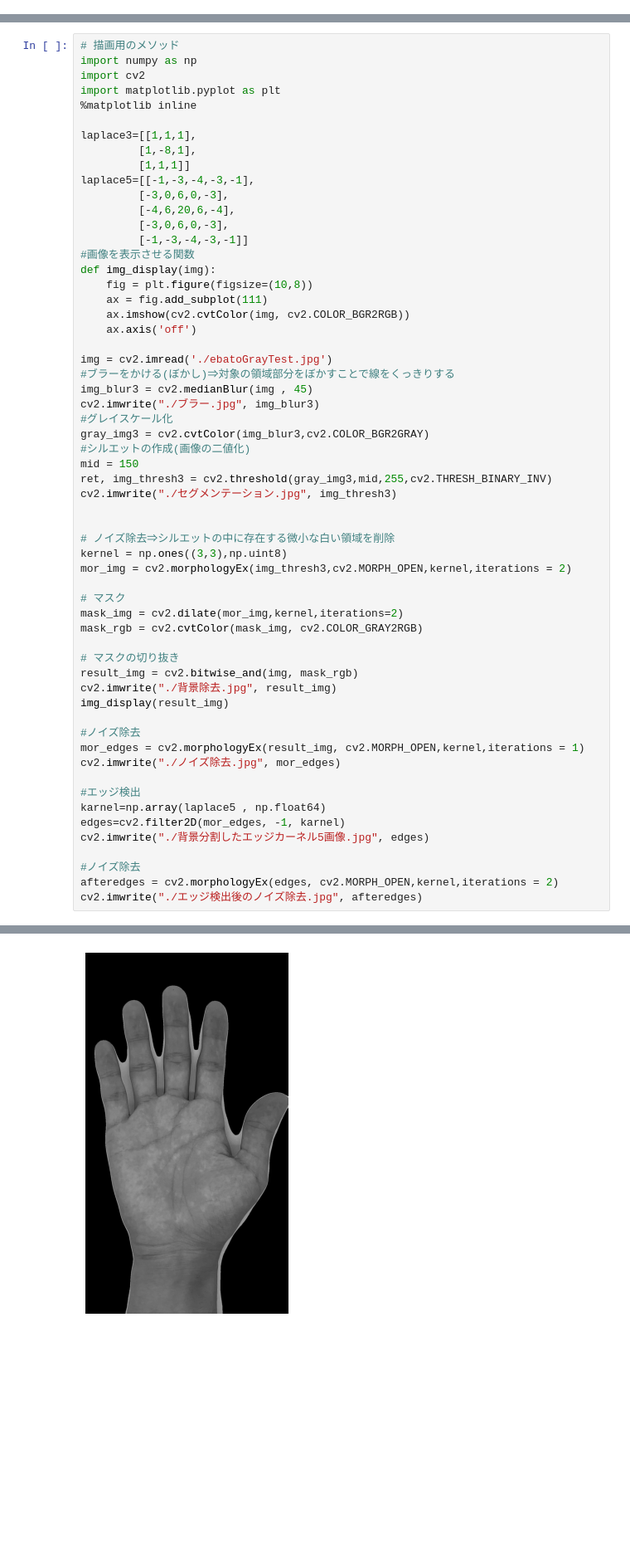
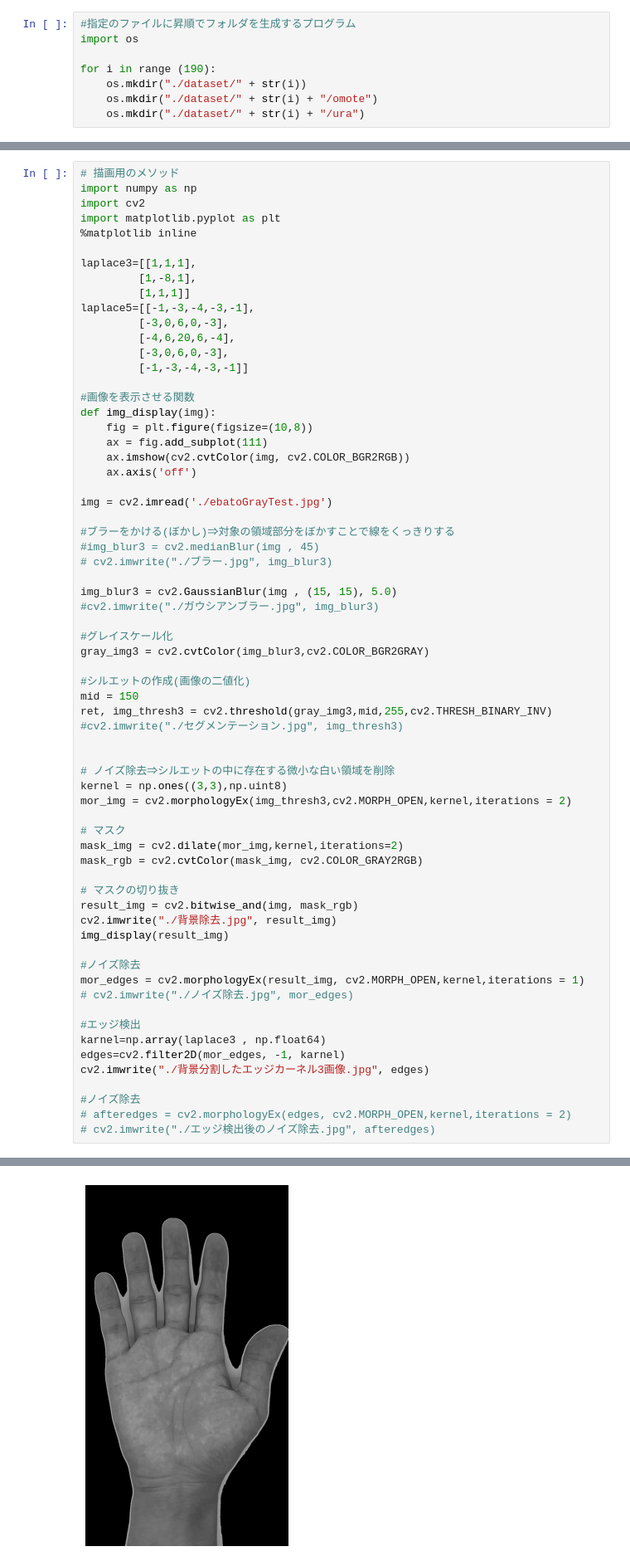
Before and after one commit to lolme-tech/2023-machine-learnings-for-Image, a Jupyter notebook: without machine learning progrraming.ipynb, the cells around one changed output, grey strips where cells are left out. Shown at 83% size. Saved outputs shown, nothing was run; the diff lists cells and outputs as text; blank space fills up the shorter version.

```diff
--- a/without machine learning progrraming.ipynb
+++ b/without machine learning progrraming.ipynb
@@ -102,6 +102,14 @@ plt.show
 # plt.imshow(bi_img)
 # plt.axis("off")
 # plt.show
+# %%
+#指定のファイルに昇順でフォルダを生成するプログラム
+import os
+
+for i in range (190):
+    os.mkdir("./dataset/" + str(i))
+    os.mkdir("./dataset/" + str(i) + "/omote")
+    os.mkdir("./dataset/" + str(i) + "/ura")
 # %%
 #画像の内部構造を知るためのプログラム
 import cv2
@@ -549,6 +557,7 @@ laplace5=[[-1,-3,-4,-3,-1],
          [-4,6,20,6,-4],
          [-3,0,6,0,-3],
          [-1,-3,-4,-3,-1]]
+
 #画像を表示させる関数
 def img_display(img):
     fig = plt.figure(figsize=(10,8))
@@ -557,45 +566,51 @@ def img_display(img):
     ax.axis('off')
 
 img = cv2.imread('./ebatoGrayTest.jpg')
+
 #ブラーをかける(ぼかし)⇒対象の領域部分をぼかすことで線をくっきりする
-img_blur3 = cv2.medianBlur(img , 45)
-cv2.imwrite("./ブラー.jpg", img_blur3)
+#img_blur3 = cv2.medianBlur(img , 45)
+# cv2.imwrite("./ブラー.jpg", img_blur3)
+
+img_blur3 = cv2.GaussianBlur(img , (15, 15), 5.0)
+#cv2.imwrite("./ガウシアンブラー.jpg", img_blur3)
+
 #グレイスケール化
 gray_img3 = cv2.cvtColor(img_blur3,cv2.COLOR_BGR2GRAY)
+
 #シルエットの作成(画像の二値化)
 mid = 150
 ret, img_thresh3 = cv2.threshold(gray_img3,mid,255,cv2.THRESH_BINARY_INV)
-cv2.imwrite("./セグメンテーション.jpg", img_thresh3)
+#cv2.imwrite("./セグメンテーション.jpg", img_thresh3)
 
 
 # ノイズ除去⇒シルエットの中に存在する微小な白い領域を削除
 kernel = np.ones((3,3),np.uint8)
 mor_img = cv2.morphologyEx(img_thresh3,cv2.MORPH_OPEN,kernel,iterations = 2)
 
 # マスク
 mask_img = cv2.dilate(mor_img,kernel,iterations=2)
 mask_rgb = cv2.cvtColor(mask_img, cv2.COLOR_GRAY2RGB)
 
 # マスクの切り抜き
 result_img = cv2.bitwise_and(img, mask_rgb)
 cv2.imwrite("./背景除去.jpg", result_img)
 img_display(result_img)
 
 #ノイズ除去
 mor_edges = cv2.morphologyEx(result_img, cv2.MORPH_OPEN,kernel,iterations = 1)
-cv2.imwrite("./ノイズ除去.jpg", mor_edges)
+# cv2.imwrite("./ノイズ除去.jpg", mor_edges)
 
 #エッジ検出
-karnel=np.array(laplace5 , np.float64)
+karnel=np.array(laplace3 , np.float64)
 edges=cv2.filter2D(mor_edges, -1, karnel)
-cv2.imwrite("./背景分割したエッジカーネル5画像.jpg", edges)
+cv2.imwrite("./背景分割したエッジカーネル3画像.jpg", edges)
 
 #ノイズ除去
-afteredges = cv2.morphologyEx(edges, cv2.MORPH_OPEN,kernel,iterations = 2)
-cv2.imwrite("./エッジ検出後のノイズ除去.jpg", afteredges)
+# afteredges = cv2.morphologyEx(edges, cv2.MORPH_OPEN,kernel,iterations = 2)
+# cv2.imwrite("./エッジ検出後のノイズ除去.jpg", afteredges)
 # %% [output]
 True
-[figure, old version]
+[figure, new version]
 # %%
 # #領域拡張法"https://qiita.com/kinketsucom/items/e2735d721d331d47d617"
 # #coding:utf-8
```
Also changed, not shown: parts of 3 cells of this notebook.
